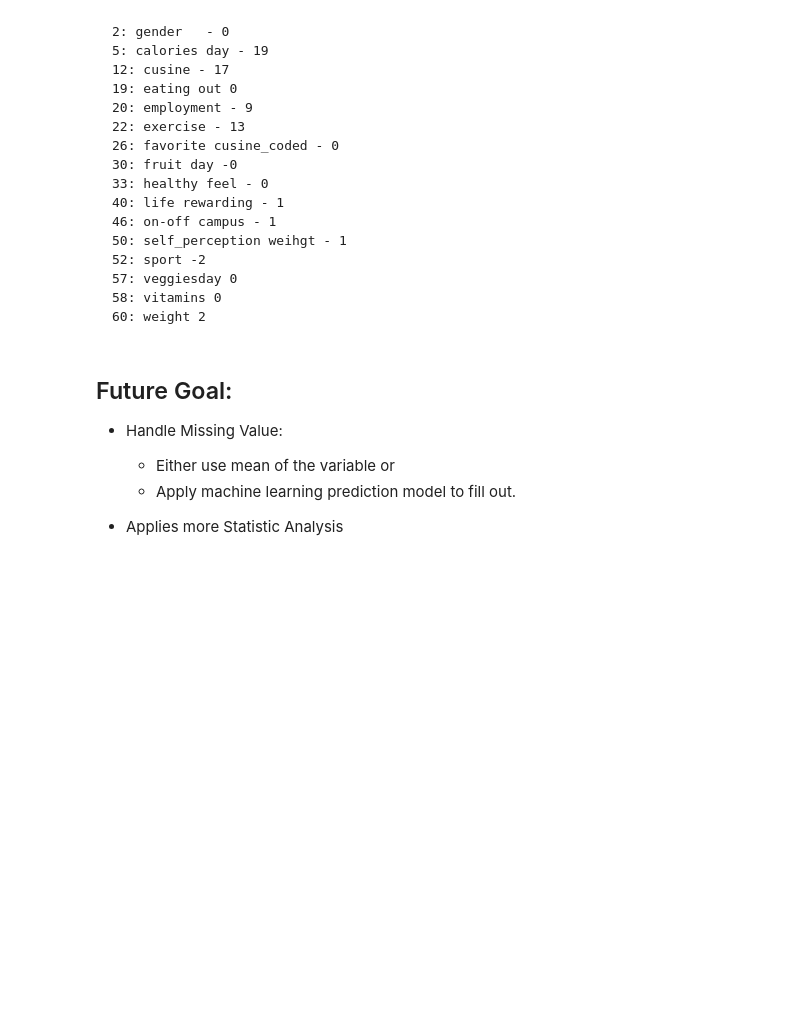
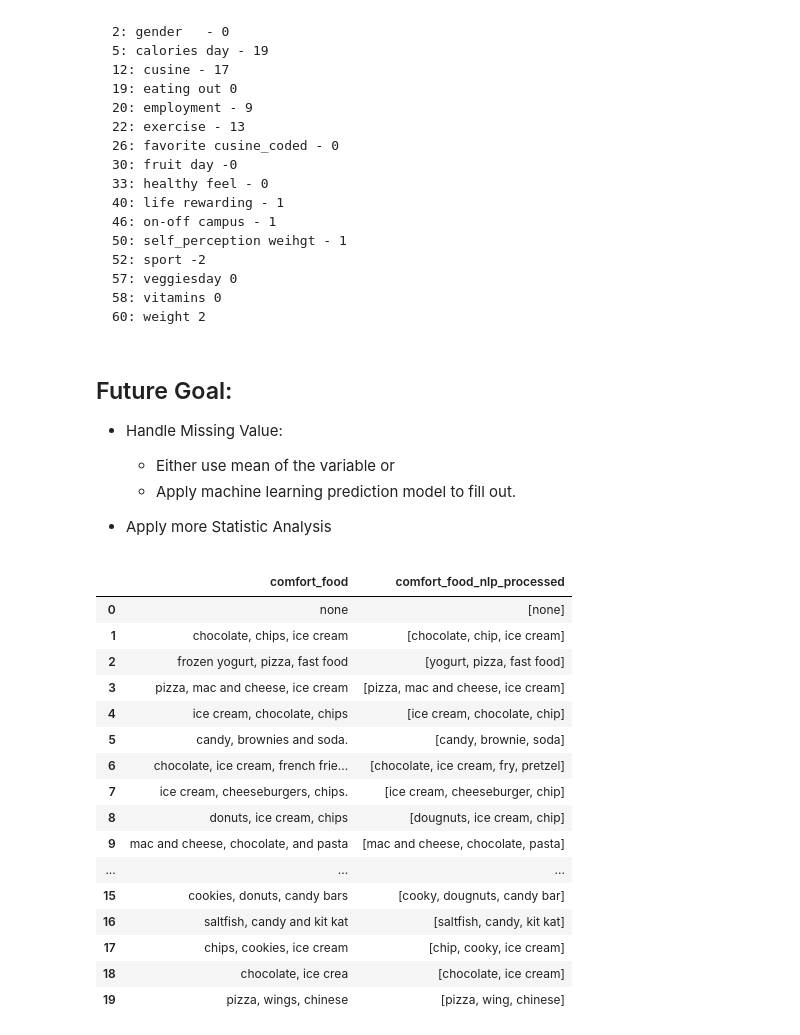
Before and after one commit to leedh7878/DanielLee_Project_Portfolio, a Jupyter notebook: Food_Choice/src/Food_Choice_ Data_Cleansing.ipynb, the cells around one changed output. Cells and saved outputs as stored; diff of their text form; code cells hidden in the pictures; blank space fills up the shorter version.

```diff
--- a/Food_Choice/src/Food_Choice_ Data_Cleansing.ipynb
+++ b/Food_Choice/src/Food_Choice_ Data_Cleansing.ipynb
@@ -480,16 +480,14 @@ def informal2formal(text):
         'dessets': 'dessert', # typo
         'macaroni': 'mac', #same word, commonize
         'nuggs': 'nugget',
-        'donuts': 'dougnuts',
+        'donuts': 'dougnuts', #same word
         'nan': 'none', #same meaning
         'pop': 'popcorn',
         'egg.' : 'egg' # tokenization problem
         # "\r" : "," # input format : mult,iline cell
     }
 
-    ## convert plural to singular
     tokens = nltk.word_tokenize(text)
-    # tokens = [lemmatizer.lemmatize(word)for word in tokens]
     combined_word = []
     is_macheese = False
 
@@ -500,30 +498,28 @@ def informal2formal(text):
             formal_tokens.append(token)
 
     ## convert plural to singular
-    # formal_tokens = [lemmatizer.lemmatize(word)for word in formal_tokens]
+    formal_tokens = [lemmatizer.lemmatize(word)for word in formal_tokens]
     return formal_tokens
 # %%
 ''' This is main function that chunk the sentence into word with POS tag using parser. It will also create tree that shows structure of sentence '''
 def chunk_NP(text):
     grammar =  r'''
 
-    COMPN: {<custom_compound_nn_front><NN.*>}
-
-    NOCC: {<NN.*|COMPN>{3,}}
+    NOCC: {<NN.*>{3,}}
 
     POSN: {<BRAND><POS><NN.*>?}
 
-    NP: {<custom_tags_cc_front><CC><NN.*>?|<custom_tags_foodtypes><custom_compound_nn_back>+|<DT>?<RB>?<NN.*|POSN>+|}
+    NP: {<custom_tags_cc_front><CC><NN.*>?|<custom_tags_foodtypes><custom_compound_nn_back>?+|<DT>?<RB>?<NN.*|POSN>+|<custom_compound_nn_front><NN.*>|}
 
 
     '''
 
-    custom_tags_foodtypes = ['chinese', 'korean', 'indian']
+    custom_tags_foodtypes = ['chinese', 'korean', 'indian','fast']
     custom_tags_waste = ['grandma', 'homemade', 'anything', 'any', 'kinds','home', 'back', 'dishes']
     custom_tags_cc_front = ['mac', 'macaroni', 'salt']
     custom_compound_nn_front = ['ice']
     custom_compound_nn_back = ['food', 'foods']
-    Nouns = ['steak']
+    Nouns = ['steak', 'saltfish']
     brand = ['reese', 'moe']
 
     '''
@@ -593,27 +589,29 @@ def chunk_NP(text):
         return noun_phrases, tree
 # %%
 def draw_tree(text):
-    a,b = chunk_NP(text)
-    b.draw()
+    np_draw,tree_draw = chunk_NP(text)
+    tree_draw.draw()
 # %%
 
-comfort_food_col1 = []
-comfort_food_col2 = []
+comfort_food_nlp_processed = []
+comfort_food_reason_processed = []
 
+data_processed = data_cleaning
 
 for x in range(len(data_nlp["comfort_food"])):
     a,_ = chunk_NP(data_nlp.loc[x,'comfort_food'])
-    comfort_food_col1.append(a)
+    comfort_food_nlp_processed.append(a)
 
     b,_ = chunk_NP(data_nlp.loc[x, 'comfort_food_reasons'])
-    comfort_food_col2.append(b)
+    comfort_food_reason_processed.append(b)
 
-data_nlp['comfort_food'] = comfort_food_col1
+comfort_food_nlp_processed = [[lemmatizer.lemmatize(word) for word in inner_list] for inner_list in comfort_food_nlp_processed]
 
-comfort_food_col1 = [[lemmatizer.lemmatize(word) for word in inner_list] for inner_list in comfort_food_col1]
+data_processed['comfort_food_nlp_processed'] = comfort_food_nlp_processed
 
 
-flat_list_2nd = [item.strip() for sublist in comfort_food_col1 for item in sublist]
+
+flat_list_2nd = [item.strip() for sublist in comfort_food_nlp_processed for item in sublist]
 
 
 print(list(set(flat_list_2nd)- set(list_keep_1st)))
@@ -795,4 +793,26 @@ top_correlations = (cuisine_corr_matrix.stack()
     - Either use mean of the variable or
     - Apply machine learning prediction model to fill out.
 
-* Applies more Statistic Analysis
+* Apply more Statistic Analysis
+# %%
+draw_tree(data_processed["comfort_food"][8])
+
+data_processed[['comfort_food', 'comfort_food_nlp_processed']].head(20)
+# %% [output]
+|  | comfort_food | comfort_food_nlp_processed |
+| 0 | none | [none] |
+| 1 | chocolate, chips, ice cream | [chocolate, chip, ice cream] |
+| 2 | frozen yogurt, pizza, fast food | [yogurt, pizza, fast food] |
+| 3 | pizza, mac and cheese, ice cream | [pizza, mac and cheese, ice cream] |
+| 4 | ice cream, chocolate, chips | [ice cream, chocolate, chip] |
+| 5 | candy, brownies and soda. | [candy, brownie, soda] |
+| 6 | chocolate, ice cream, french frie... | [chocolate, ice cream, fry, pretzel] |
+| 7 | ice cream, cheeseburgers, chips. | [ice cream, cheeseburger, chip] |
+| 8 | donuts, ice cream, chips | [dougnuts, ice cream, chip] |
+| 9 | mac and cheese, chocolate, and pasta | [mac and cheese, chocolate, pasta] |
+| ... | ... | ... |
+| 15 | cookies, donuts, candy bars | [cooky, dougnuts, candy bar] |
+| 16 | saltfish, candy and kit kat | [saltfish, candy, kit kat] |
+| 17 | chips, cookies, ice cream | [chip, cooky, ice cream] |
+| 18 | chocolate, ice crea | [chocolate, ice cream] |
+| 19 | pizza, wings, chinese | [pizza, wing, chinese] |
```
Also changed, not shown: parts of 9 cells of this notebook, 2 other files.
